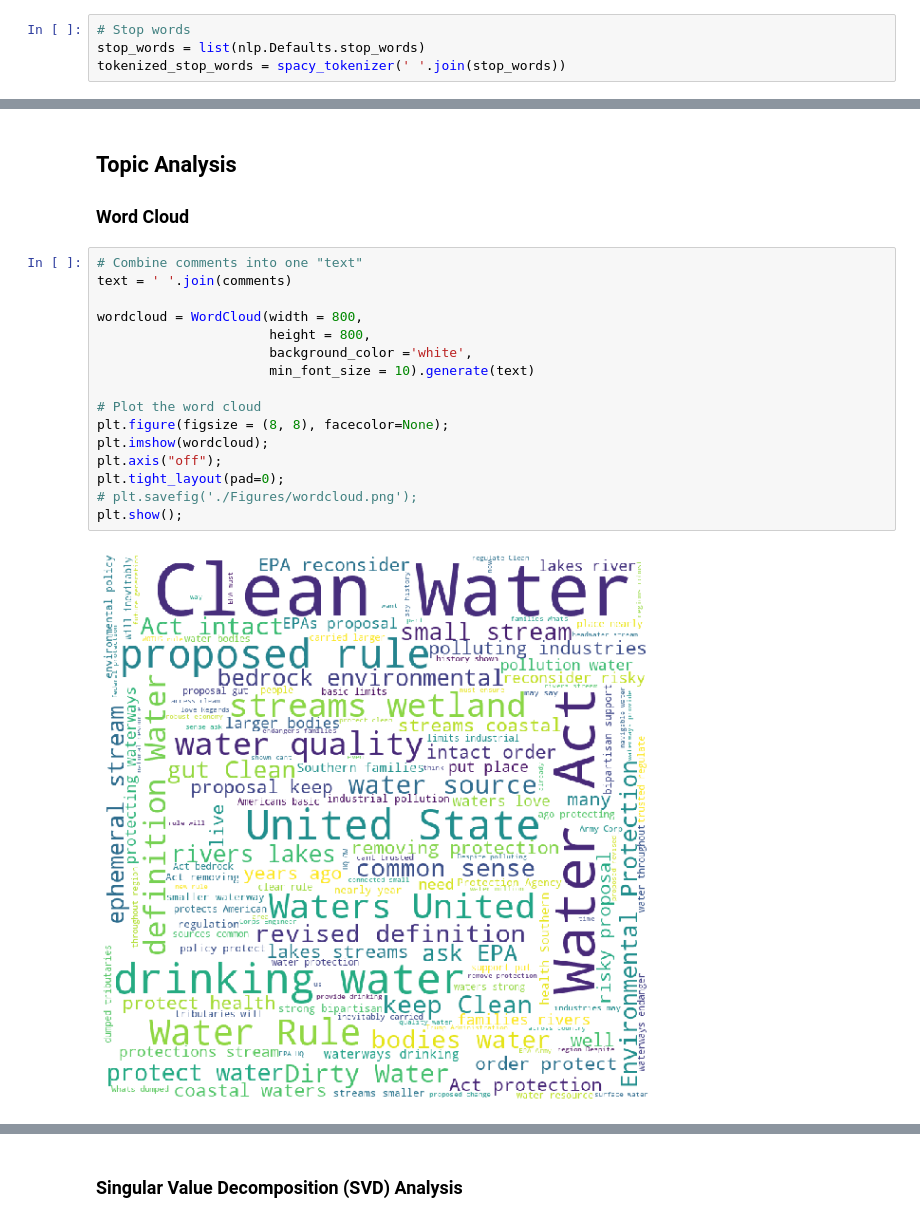
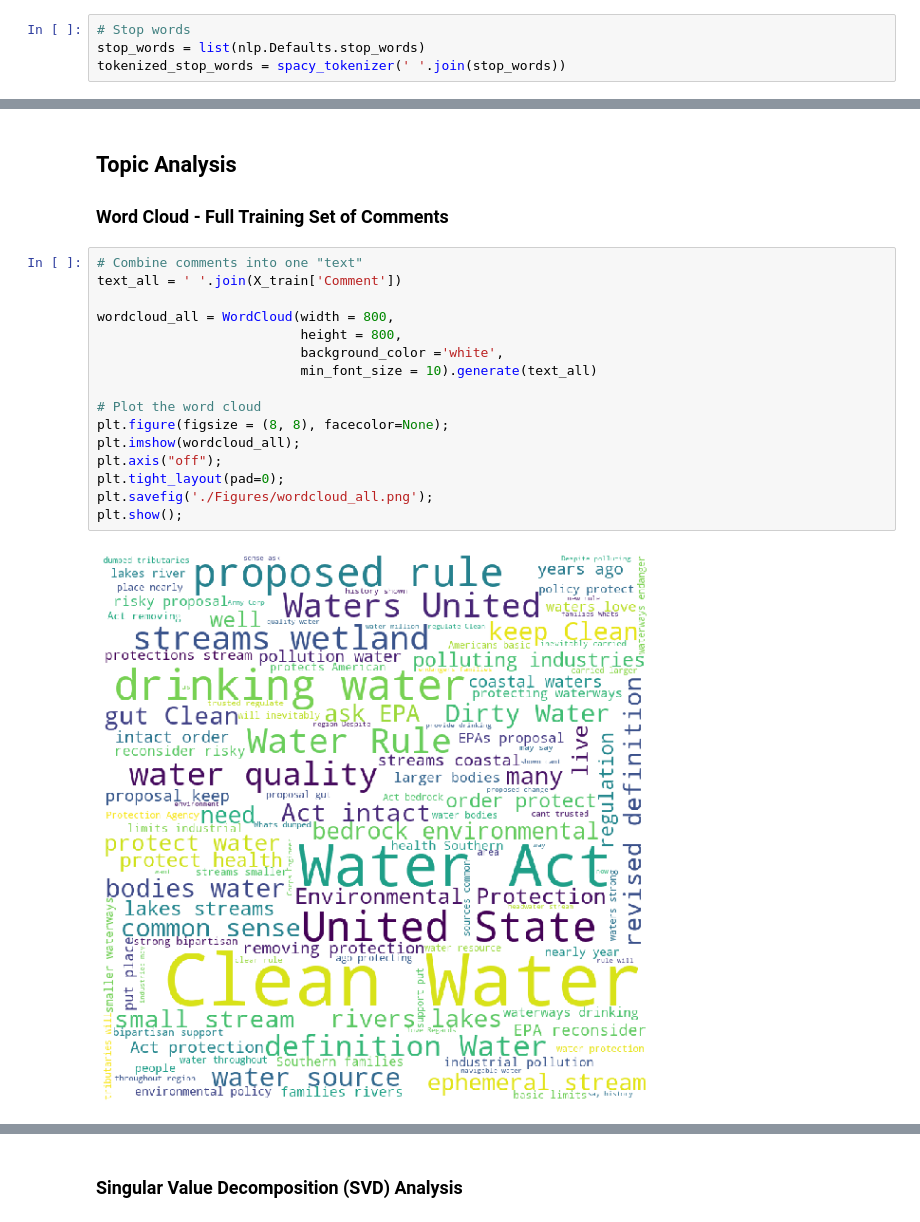
Before and after one commit to Data-Science-for-Conservation/WOTUS_Revision, a Jupyter notebook: WOTUS_analysis.ipynb, the cells around one changed output, grey strips where cells are left out. Cells and saved outputs as stored; diff of their text form.

```diff
--- a/WOTUS_analysis.ipynb
+++ b/WOTUS_analysis.ipynb
@@ -271,22 +276,22 @@ plot_most_common_words(count_data, count_vec)
 # %% [markdown]
 ## Topic Analysis
 
-### Word Cloud
+### Word Cloud - Full Training Set of Comments
 # %%
 # Combine comments into one "text"
-text = ' '.join(comments)
+text_all = ' '.join(X_train['Comment'])
 
-wordcloud = WordCloud(width = 800,
-                      height = 800,
-                      background_color ='white',
-                      min_font_size = 10).generate(text)
+wordcloud_all = WordCloud(width = 800,
+                          height = 800,
+                          background_color ='white',
+                          min_font_size = 10).generate(text_all)
 
 # Plot the word cloud
 plt.figure(figsize = (8, 8), facecolor=None);
-plt.imshow(wordcloud);
+plt.imshow(wordcloud_all);
 plt.axis("off");
 plt.tight_layout(pad=0);
-# plt.savefig('./Figures/wordcloud.png');
+plt.savefig('./Figures/wordcloud_all.png');
 plt.show();
 # %% [output]
-[figure, old version]
+[figure, new version]
```
Also changed, not shown: parts of 8 cells of this notebook, 3 other files.
